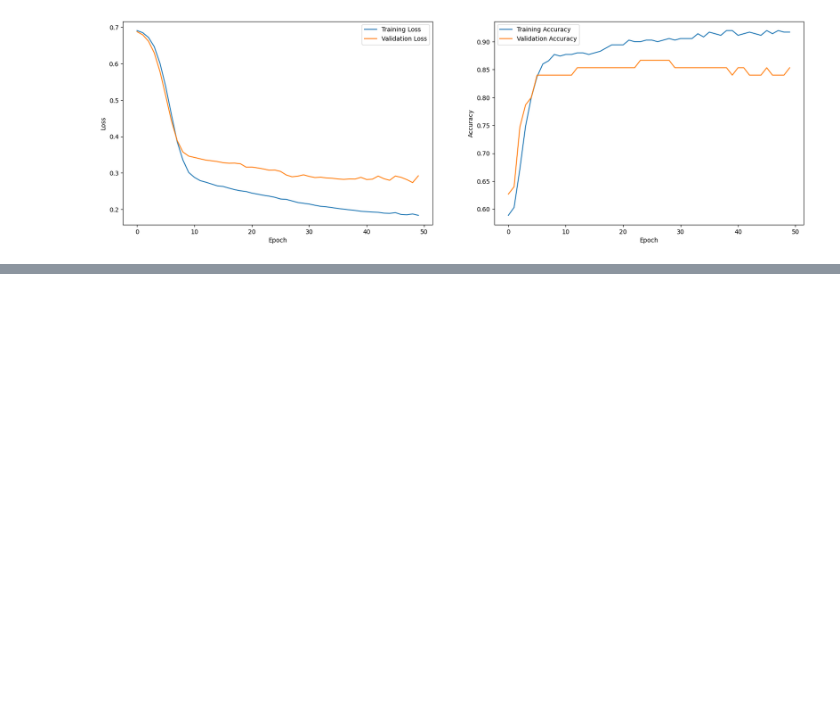
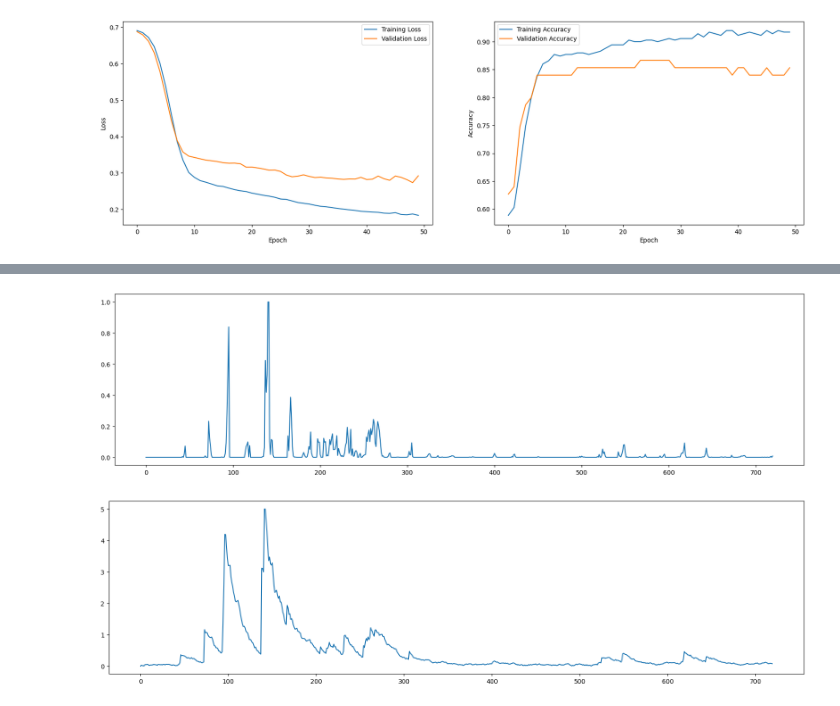
Before and after one commit to nishanthdmello/AI-Based-Agriculture, a Jupyter notebook: crop-irrigation-ann.ipynb, the cells around one changed output, grey strips where cells are left out. Saved outputs shown, nothing was run; the diff lists cells and outputs as text; code cells hidden in the pictures; blank space fills up the shorter version.

```diff
--- a/crop-irrigation-ann.ipynb
+++ b/crop-irrigation-ann.ipynb
@@ -104,0 +174,45 @@ plt.show()
+# %%
+import numpy as np
+import pandas as pd
+import random
+import matplotlib.pyplot as plt
+
+
+def generate_soil_moisture(rainfall, min_moisture=0):
+
+    soil_moisture = []
+    soil_moisture.append(0)
+
+    for rain in rainfall:
+
+        decay_rate = 0.05 + random.uniform(-0.08, 0.08)
+        current_moisture = max(min_moisture + random.uniform(0, 0.05), soil_moisture[-1] * np.exp(-decay_rate) + random.uniform(-0.02, 0.02), 5 * rain)
+        soil_moisture.append(current_moisture)
+
+    return soil_moisture[:-1]
+
+
+# Example usage
+df = pd.read_csv("weather_data.csv")
+# df = df[df['Rainfall'] <= 6]
+df.loc[df['Rainfall'] > 10, 'Rainfall'] = 10
+rainfall = df['Rainfall']
+rainfall = (rainfall - rainfall.min()) / (rainfall.max() - rainfall.min())
+soil_moisture = generate_soil_moisture(rainfall)
+
+# for i in range(len(soil_moisture)):
+#     print(i,soil_moisture[i])
+
+x = df.index
+y = rainfall
+plt.figure(figsize=(20, 5))
+plt.plot(x, y)
+plt.show()
+x = df.index
+y = soil_moisture
+plt.figure(figsize=(20, 5))
+plt.plot(x, y)
+plt.show()
+# %% [output]
+[figure, added]
+[figure, added]
```
Also changed, not shown: parts of 8 cells of this notebook, 2 other files.
